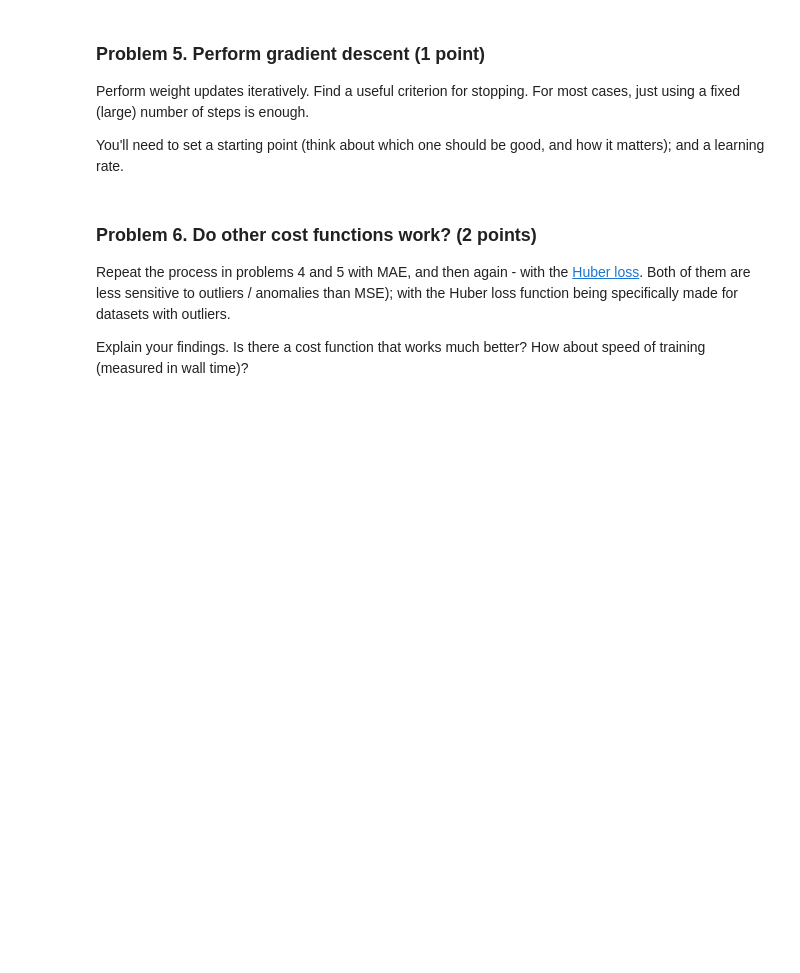
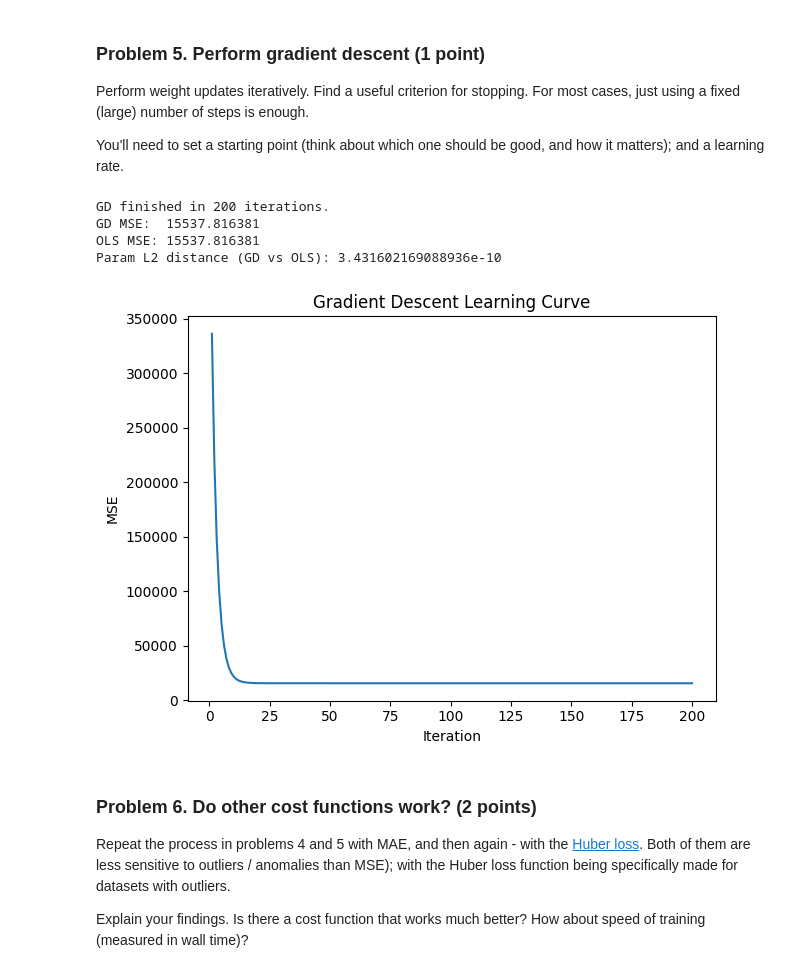
Before and after one commit to stilyan122/AI-and-Machine-Learning, a Jupyter notebook: Data Science/Regression Models/Regression Models Lab.ipynb, the cells around one changed output. Saved outputs shown, nothing was run; the diff lists cells and outputs as text; code cells hidden in the pictures; blank space fills up the shorter version.

```diff
--- a/Data Science/Regression Models/Regression Models Lab.ipynb
+++ b/Data Science/Regression Models/Regression Models Lab.ipynb
@@ -232,3 +305,12 @@ Note that computing the cost function value and its gradients are two separate o
 Perform weight updates iteratively. Find a useful criterion for stopping. For most cases, just using a fixed (large) number of steps is enough.
 
 You'll need to set a starting point (think about which one should be good, and how it matters); and a learning rate.
+# %%
+X = df[[c for c in df.columns if c.startswith("x")]].values
+y = df["y"].values
+n, m = X.shape
+# %%
+X_mean = X.mean(axis=0)
+X_std = X.std(axis=0, ddof=0)
+X_std[X_std == 0] = 1.0
+Xz = (X - X_mean) / X_std
@@ -234,0 +369,2 @@ You'll need to set a starting point (think about which one should be good, and h
+# %%
+b_gd, a_gd, J_hist, iters_run = gradient_descent(Xz, y, lr=0.1, max_iters=20000, tol=1e-12, patience=200)
@@ -235,3 +382,24 @@ You'll need to set a starting point (think about which one should be good, and h
+# %%
+print(f"GD finished in {iters_run} iterations.")
+print(f"GD MSE:  {mse_gd:.6f}")
+print(f"OLS MSE: {mse_ols:.6f}")
+print("Param L2 distance (GD vs OLS):",
+      float(np.linalg.norm(np.concatenate([[b_orig], a_orig]) - theta_ols)))
+# %% [output]
+GD finished in 200 iterations.
+GD MSE:  15537.816381
+OLS MSE: 15537.816381
+Param L2 distance (GD vs OLS): 3.431602169088936e-10
+# %%
+plt.figure()
+plt.plot(np.arange(1, len(J_hist) + 1), J_hist)
+plt.xlabel("Iteration")
+plt.ylabel("MSE")
+plt.title("Gradient Descent Learning Curve")
+plt.tight_layout()
+plt.show()
+# %% [output]
+[figure, added]
 # %% [markdown]
 ### Problem 6. Do other cost functions work? (2 points)
 Repeat the process in problems 4 and 5 with MAE, and then again - with the [Huber loss](https://en.wikipedia.org/wiki/Huber_loss). Both of them are less sensitive to outliers / anomalies than MSE); with the Huber loss function being specifically made for datasets with outliers.
```
Also changed, not shown: parts of 22 cells of this notebook, 2 other files.
